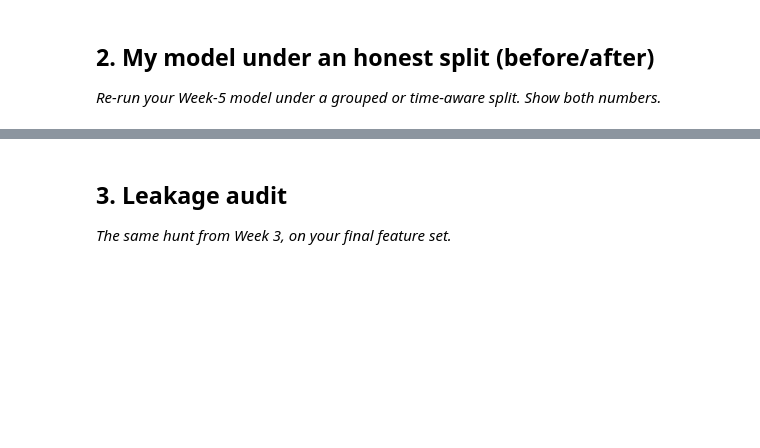
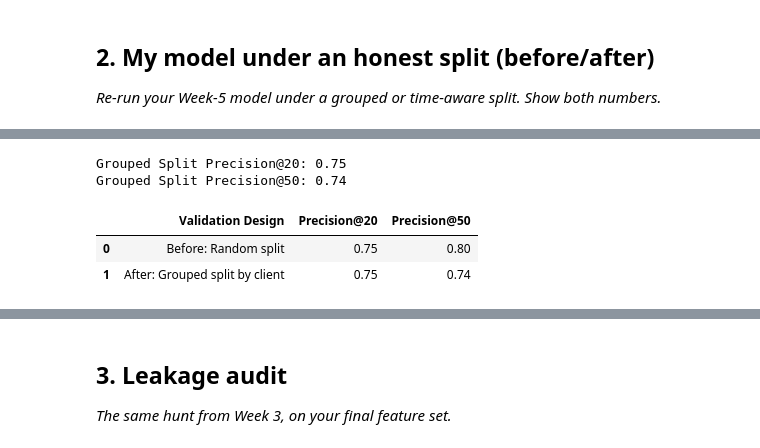
Before and after one commit to mansi-cs/flyrank-ml-internship, a Jupyter notebook: work/notebooks/w06_validation_audit.ipynb, the cells around one changed output, grey strips where cells are left out. Saved outputs shown, nothing was run; the diff lists cells and outputs as text; code cells hidden in the pictures; blank space fills up the shorter version.

```diff
--- a/work/notebooks/w06_validation_audit.ipynb
+++ b/work/notebooks/w06_validation_audit.ipynb
@@ -22,0 +263,52 @@ This skeleton is yours to fill. Work the sections **in order** — each one has
+# %%
+group_scores = (
+    group_model.predict_proba(
+        X_test_group
+    )[:, 1]
+)
+
+p20_group = precision_at_k(
+    y_test_group,
+    group_scores,
+    20
+)
+
+p50_group = precision_at_k(
+    y_test_group,
+    group_scores,
+    50
+)
+
+print(
+    "Grouped Split Precision@20:",
+    round(p20_group, 3)
+)
+
+print(
+    "Grouped Split Precision@50:",
+    round(p50_group, 3)
+)
+# %% [output]
+Grouped Split Precision@20: 0.75
+Grouped Split Precision@50: 0.74
+# %%
+validation_comparison = pd.DataFrame({
+    "Validation Design": [
+        "Before: Random split",
+        "After: Grouped split by client"
+    ],
+    "Precision@20": [
+        p20_random,
+        p20_group
+    ],
+    "Precision@50": [
+        p50_random,
+        p50_group
+    ]
+})
+
+validation_comparison
+# %% [output]
+|  | Validation Design | Precision@20 | Precision@50 |
+| 0 | Before: Random split | 0.75 | 0.80 |
+| 1 | After: Grouped split by client | 0.75 | 0.74 |
```
Also changed, not shown: parts of 22 cells of this notebook.
